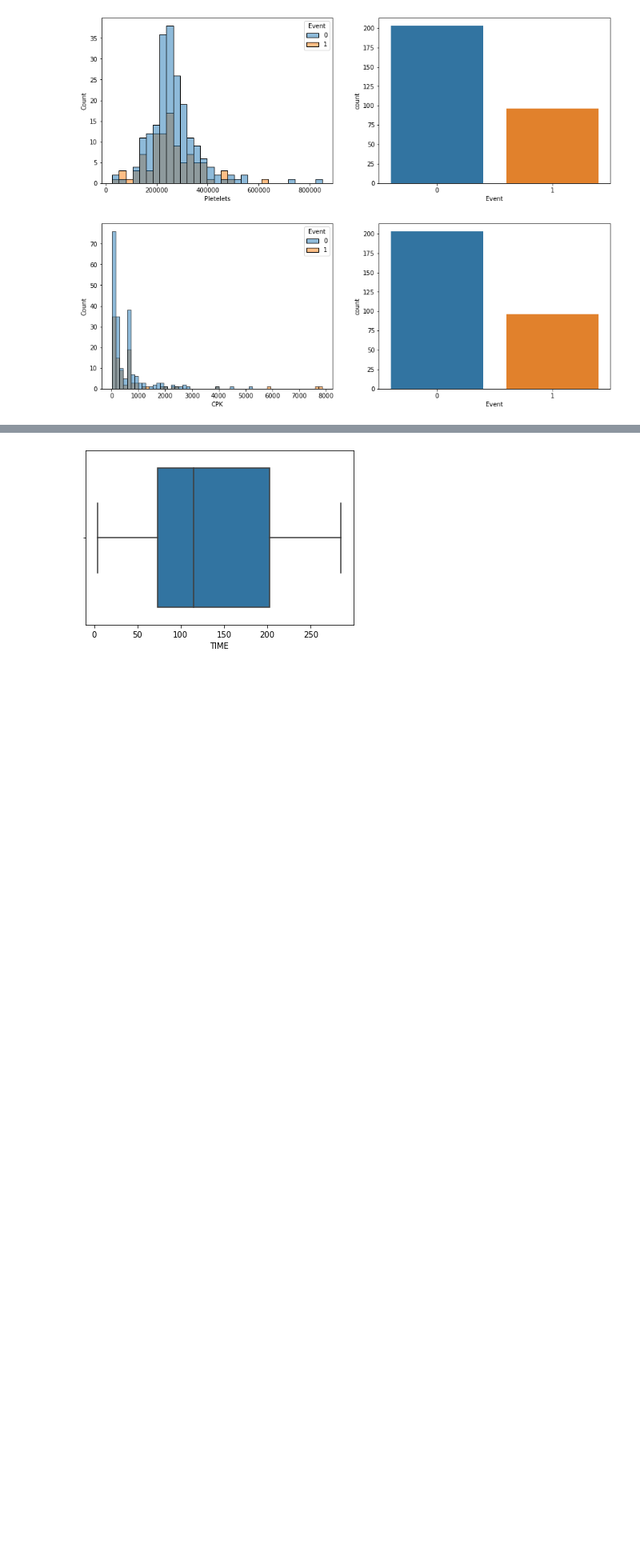
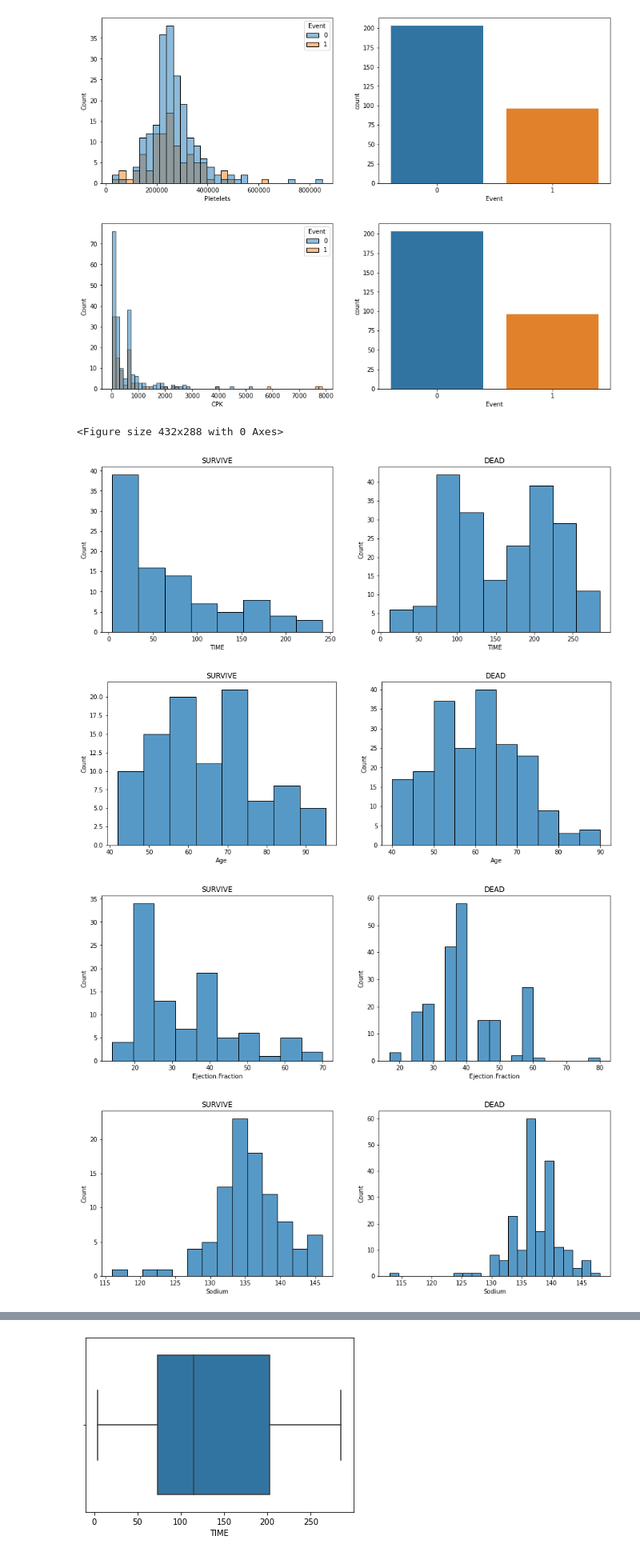
Before and after one commit to hmtuan0315/machine-learning, a Jupyter notebook: Research/Heart failure/predict survival of patients with heart failure from serum creatinine and ejection fraction alone.ipynb, the cells around one changed output, grey strips where cells are left out. Shown at 80% size. Cells and saved outputs as stored; diff of their text form; code cells hidden in the pictures; blank space fills up the shorter version.

```diff
--- a/Research/Heart failure/predict survival of patients with heart failure from serum creatinine and ejection fraction alone.ipynb
+++ b/Research/Heart failure/predict survival of patients with heart failure from serum creatinine and ejection fraction alone.ipynb
@@ -13,6 +14,9 @@ df.head()
 | 2 | 1 | 31 | 1 | 1 | 0 | 1 | 0 | 70.0 | 20 | 134 | ... |
 | 3 | 0 | 87 | 1 | 0 | 0 | 0 | 1 | 65.0 | 25 | 141 | ... |
 | 4 | 0 | 113 | 1 | 0 | 0 | 0 | 0 | 64.0 | 60 | 137 | ... |
+# %%
+df_survive = df.loc[df['Event'] == 1]
+df_dead = df.loc[df['Event'] == 0]
 # %%
 df.describe()
 # %% [output]
@@ -77,3 +81,17 @@ plt_histogram(df,continuous_feature_list)
 [figure]
 [figure]
 [figure]
+# %%
+def plt_histogram_each_target(feature_list):
+    for i, feature in enumerate(feature_list):
+        plt.figure(i)
+        fig, axes = plt.subplots(1, 2, figsize=(15, 5))
+        sns.histplot(x=feature, data = df_survive, ax = axes[0]).set_title('SURVIVE')
+        sns.histplot(x=feature, data = df_dead, ax = axes[1]).set_title('DEAD')
+plt_histogram_each_target(continuous_feature_list)
+# %% [output]
+<Figure size 432x288 with 0 Axes>
+[figure, added]
+[figure, added]
+[figure, added]
+[figure, added]
```
Also changed, not shown: parts of 35 cells of this notebook.
